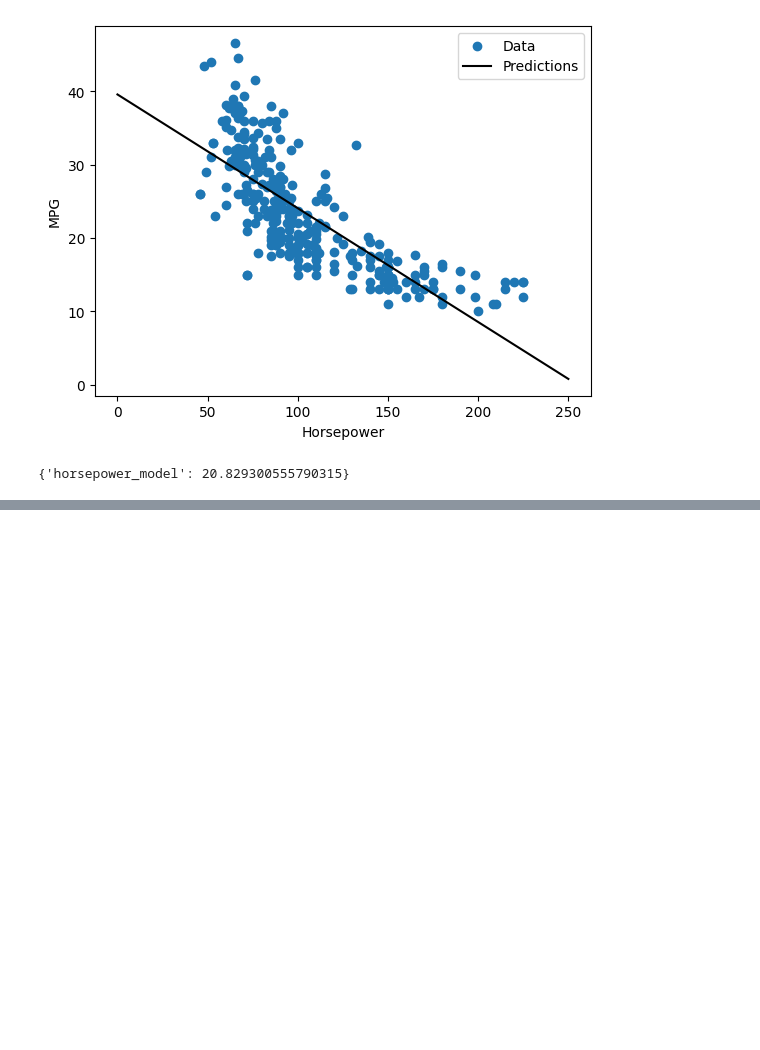
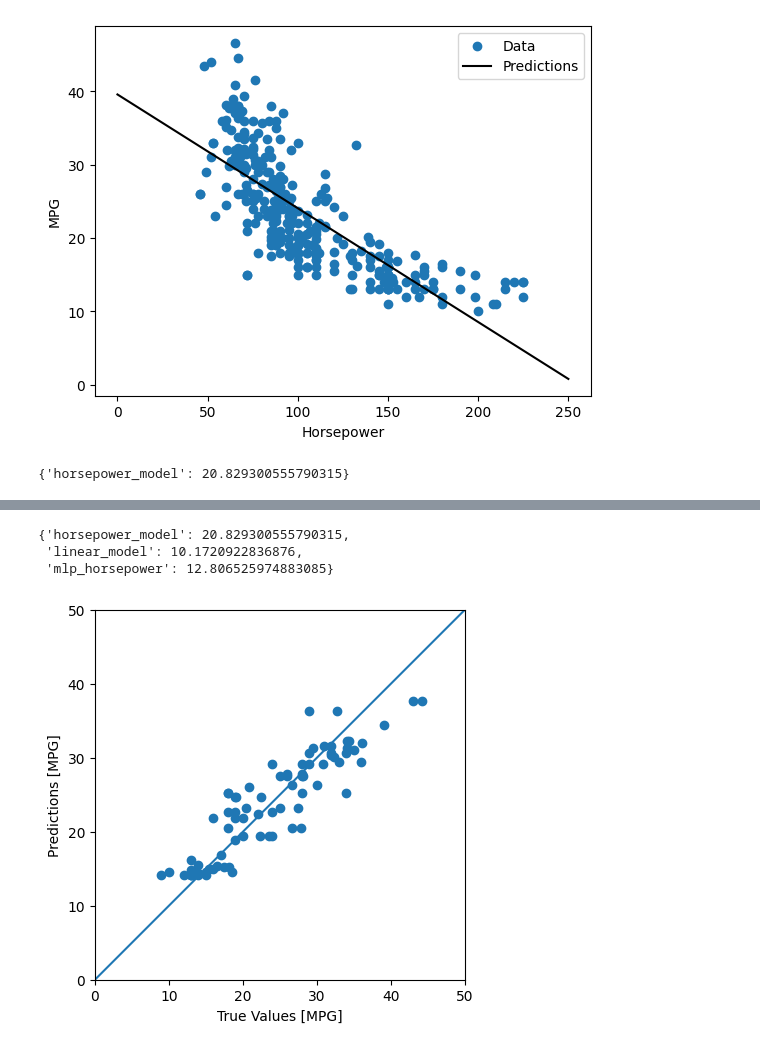
Before and after one commit to 2026-2-predictiva/std-jonatan-martinez-lopera, a Jupyter notebook: PRE_02_regresion_basica/notebooks/notebook.ipynb, the cells around one changed output, grey strips where cells are left out. Cells and saved outputs as stored; diff of their text form; code cells hidden in the pictures; blank space fills up the shorter version.

```diff
--- a/PRE_02_regresion_basica/notebooks/notebook.ipynb
+++ b/PRE_02_regresion_basica/notebooks/notebook.ipynb
@@ -260,0 +342,20 @@ test_results
+# %%
+y_pred = mlp_horsepower.predict(standarized_test_horsepower)
+
+test_results["mlp_horsepower"] = mean_squared_error(
+    y_true=test_labels,
+    y_pred=y_pred,
+)
+
+test_results
+# %% [output]
+{'horsepower_model': 20.829300555790315,
+ 'linear_model': 10.1720922836876,
+ 'mlp_horsepower': 12.806525974883085}
+# %%
+plot_predictions(
+    y_true=test_labels,
+    y_pred=mlp_horsepower.predict(standarized_test_horsepower),
+)
+# %% [output]
+[figure, added]
```
Also changed, not shown: parts of 15 cells of this notebook, 2 other files.
